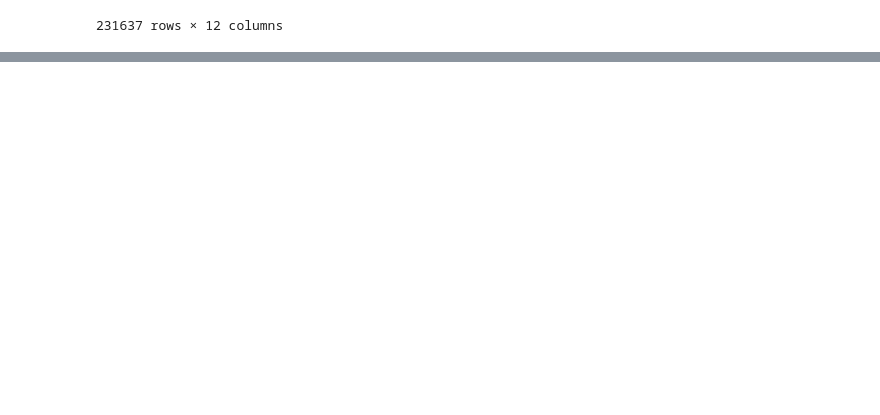
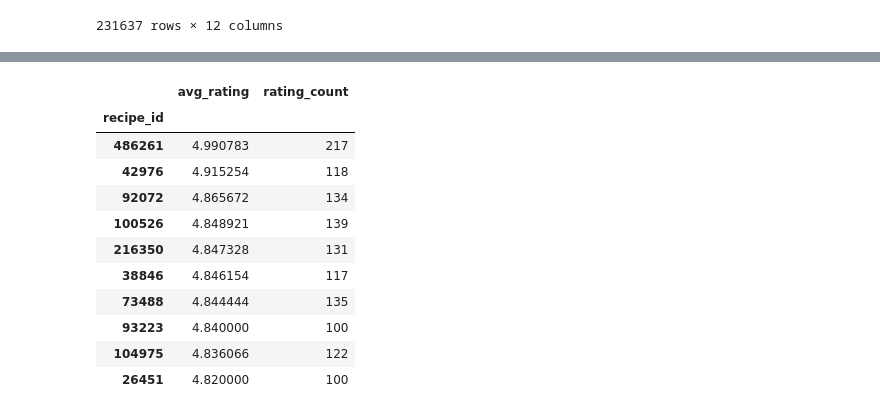
Before and after one commit to WindowsVista42/UMBC-Data-Vis, a Jupyter notebook: sandbox/ProposalExtraCred.ipynb, the cells around one changed output, grey strips where cells are left out. Saved outputs shown, nothing was run; the diff lists cells and outputs as text; code cells hidden in the pictures; blank space fills up the shorter version.

```diff
--- a/sandbox/ProposalExtraCred.ipynb
+++ b/sandbox/ProposalExtraCred.ipynb
@@ -28,0 +46,21 @@ df
+# %%
+df3 = pd.DataFrame()
+groups = df2.groupby("recipe_id")
+df3["avg_rating"] = groups["rating"].mean()
+df3["rating_count"] = groups["rating"].count()
+df3 = df3[df3["rating_count"] >= 100]
+df3 = df3.sort_values("avg_rating", ascending=False).head(10)
+df3
+# %% [output]
+|  | avg_rating | rating_count |
+| recipe_id |  |  |
+| 486261 | 4.990783 | 217 |
+| 42976 | 4.915254 | 118 |
+| 92072 | 4.865672 | 134 |
+| 100526 | 4.848921 | 139 |
+| 216350 | 4.847328 | 131 |
+| 38846 | 4.846154 | 117 |
+| 73488 | 4.844444 | 135 |
+| 93223 | 4.840000 | 100 |
+| 104975 | 4.836066 | 122 |
+| 26451 | 4.820000 | 100 |
```
Also changed, not shown: parts of 7 cells of this notebook, 4 other files.
